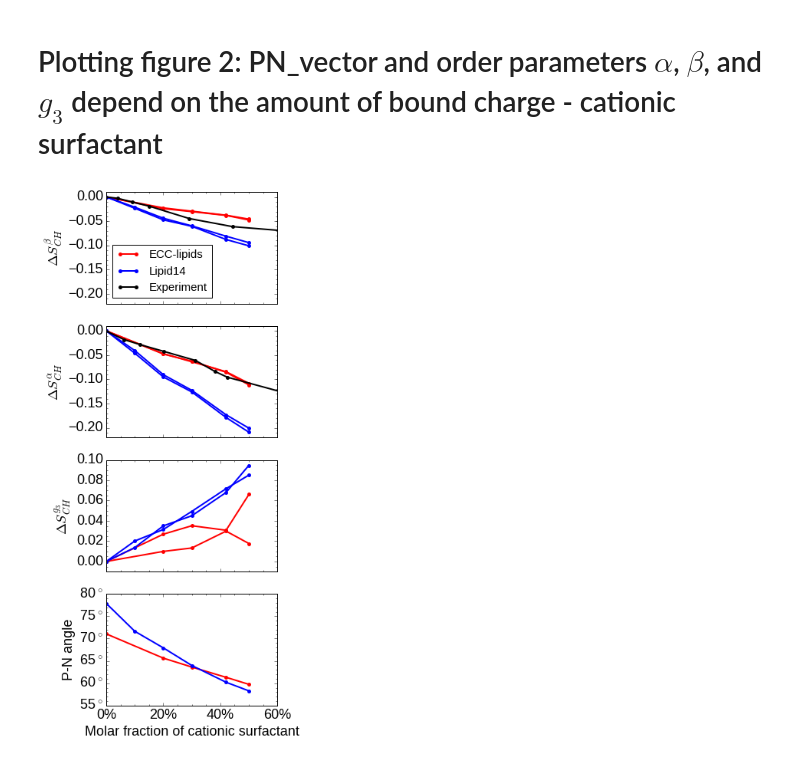
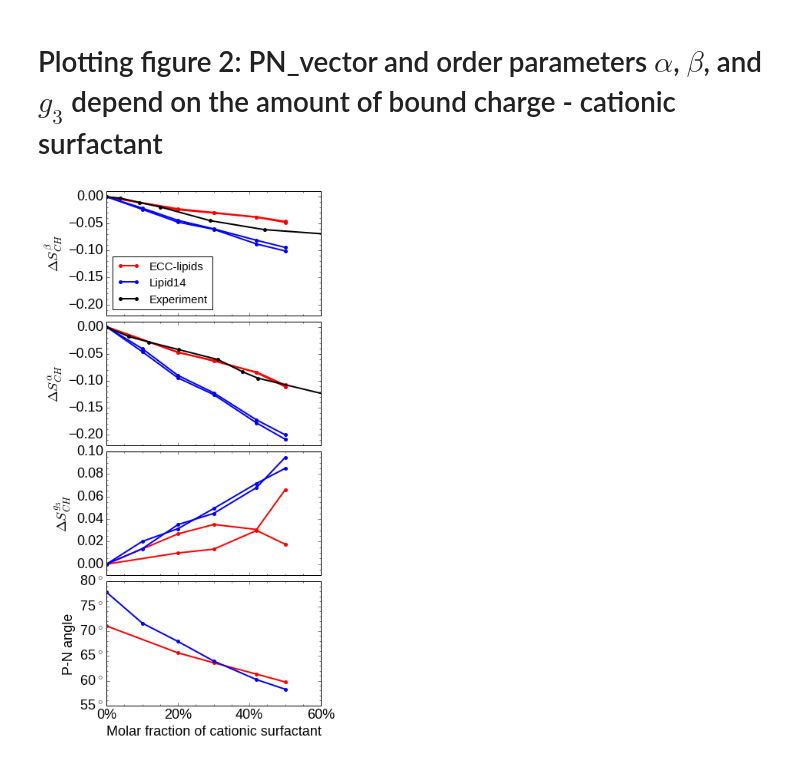
Before and after one commit to ohsOllila/NMRlipids_VI-NewIonModel, a Jupyter notebook: Fig/ipython_nb/Plot_PNs_OPs_L14_ECCLipid17_OPC3_q80_sig89_surf.ipynb, the cells around one changed output. Saved outputs shown, nothing was run; the diff lists cells and outputs as text; code cells hidden in the pictures.

```diff
--- a/Fig/ipython_nb/Plot_PNs_OPs_L14_ECCLipid17_OPC3_q80_sig89_surf.ipynb
+++ b/Fig/ipython_nb/Plot_PNs_OPs_L14_ECCLipid17_OPC3_q80_sig89_surf.ipynb
@@ -325,7 +327,8 @@ font = {'family' : 'Liberation Sans',
 
 matplotlib.rc('font', **font)
 
-fig, axs = plt.subplots(nrows=4, ncols=1, sharex="all", figsize=[4,12], dpi=200)
+fig, axs = plt.subplots(nrows=4, ncols=1, sharex="all", figsize=[5,12], dpi=200)
+fig.subplots_adjust(hspace=0.05)
 #fig.subplotpars.left = 0.3
 
 # give subplots human-redable names
@@ -379,31 +382,31 @@ for (opsplot, c, label) in zip([opsdata, opsdata_l14, experiments], ["red", "blu
             pass
         data = np.array(opsplot[key])
         if do_delta:
             data[:,1] -= data[0,1]
         #ax.errorbar(data[:,0], data[:,1], yerr=yerror, lw=2.0, marker='s', markersize=5, mew=0, color=c) #, c=colour, lw=1.0, label=point_label)
         if key=="beta" or key=="beta1":
             plot_label = label
         else:
             plot_label = None
         ax.plot(data[:,0], data[:,1], lw=2.0, marker='o', markersize=5, mew=0, color=c, label=plot_label) #, c=colour, lw=1.0, label=point_label)
 
 
 for ax in axs:
     ax.minorticks_on()
 
 xlim = pna.get_xlim()
 pna.set_xticks(range(0,90,20))
 pna.set_xticklabels([ str(i)+r"%" for i in range(0,90,20)])
 pna.set_xlim(xlim)
 
 ylim = pna.get_ylim()
 pna.set_yticks(range(0,90,5))
 pna.set_yticklabels([ str(i)+r"$^\circ$" for i in range(0,90,5)])
 pna.set_ylim(ylim)
 
 dsb.legend(loc="lower left", markerscale=1.0, scatterpoints=4, fontsize='small')
 
 plt.savefig("PN_angle_OrdPars-A-B-g3_L14-ECCL17_OPC3_q80_sig89_surf.pdf", dpi=200, bbox_inches='tight')
 plt.show()
 # %% [output]
-[figure, old version]
+[figure, new version]
```
Also changed, not shown: parts of 1 cell of this notebook, 25 other files.
